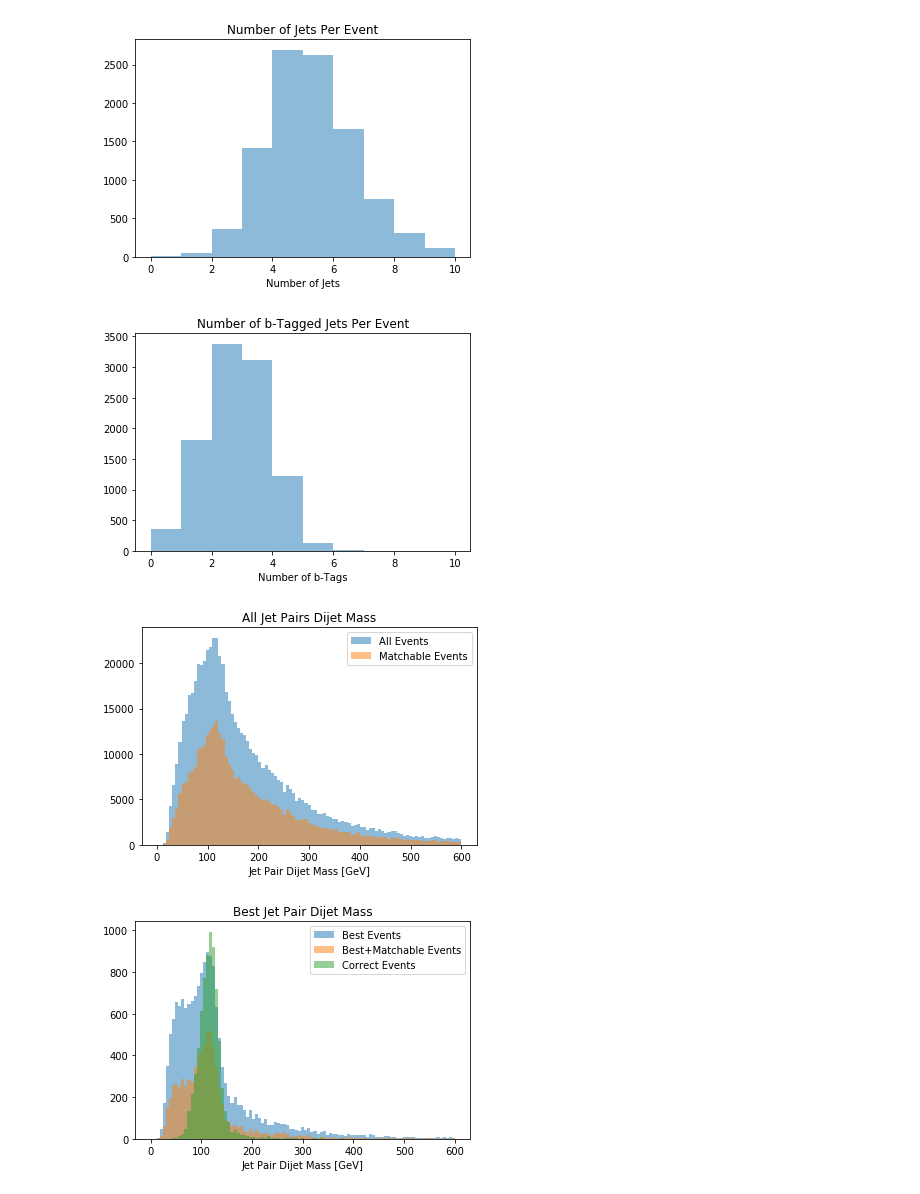
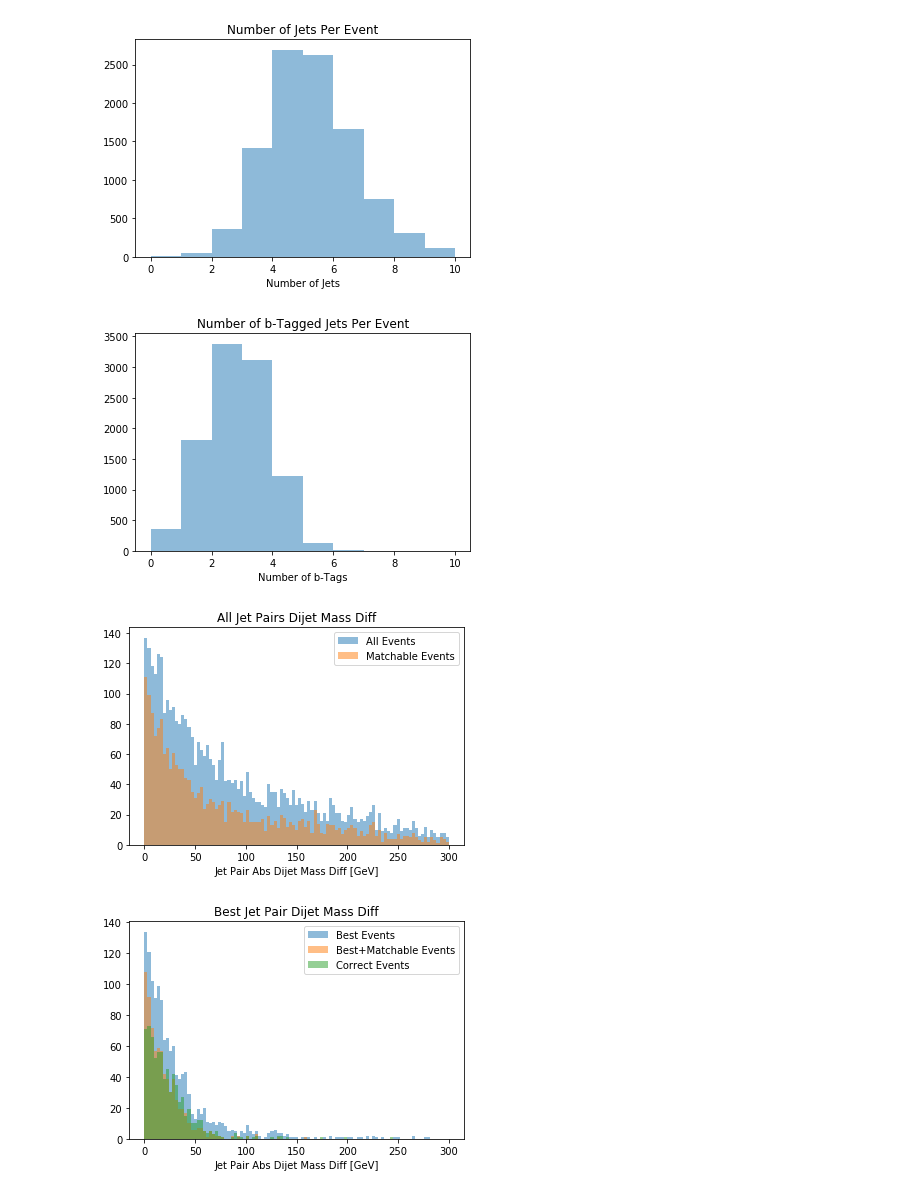
Before and after one commit to btannenw/CMS_machineLearning, a Jupyter notebook: diHiggsMLProject/testSamples_10k/higgsReconstructionAlgorithms.ipynb, the cells around one changed output. Cells and saved outputs as stored; diff of their text form; code cells hidden in the pictures.

```diff
--- a/diHiggsMLProject/testSamples_10k/higgsReconstructionAlgorithms.ipynb
+++ b/diHiggsMLProject/testSamples_10k/higgsReconstructionAlgorithms.ipynb
@@ -130,17 +130,37 @@ def returnListOfTruthBQuarkIndicesByStatus(_status):
 
     return _bQuarkIndices
 
-def returnNumberAndListOfJetIndicesPassingCuts(_jetPt, _jetEta, _jetBTag, _cut_jetPt, _cut_jetEta):
+def returnNumberAndListOfJetIndicesPassingCuts(_jetPt, _jetEta, _jetBTag, _cut_jetPt, _cut_jetEta, _requireTags=False, _ptOrdered=False):
     _jetIndices = []
     _nJets = 0
     _nBTags = 0
 
     for iJet in range(0, len(_jetPt)):
         if _jetPt[iJet] > _cut_jetPt and abs(_jetEta[iJet]) < _cut_jetEta:
-            _jetIndices.append(iJet)
             _nJets += 1
+            if not _requireTags:
+                _jetIndices.append(iJet)
+
             if _jetBTag[iJet] == 1:
                 _nBTags += 1
+                if _requireTags and len(_jetIndices)<4:
+                    if _ptOrdered:
+                        _added = False
+                        for index in range(0, len(_jetIndices)):
+                            if _jetPt[iJet] > _jetPt[index] and _added==False:
+                                _jetIndices.insert(index, iJet)
+                                _added = True
+
+                        if _added == False:
+                            _jetIndices.append(iJet)
+                    else:
+                        _jetIndices.append(iJet)
+
+        #if len(_jetIndices)==4:
+        #    break
+
+    #print (_jetIndices)
+    print (_nJets, _nBTags, len(_jetIndices), [_jetPt[g] for g in _jetIndices])
 
     return _nJets, _nBTags, _jetIndices
 
@@ -315,12 +335,14 @@ def returnJetTagLabels(_nJets, _nBTags):
         _categoryLabels.append('4jIncl')
     elif _nJets == 5:
         _categoryLabels.append('5jIncl')
-    elif _nJets >= 6:
+    elif _nJets == 6:
         _categoryLabels.append('6jIncl')
+    elif _nJets >= 7:
+        _categoryLabels.append('7jIncl')
 
     # split into tag bins, 4b means >= 4 tags
-    _jetLabel = str(_nJets) if _nJets <= 6 else str(6)
-    _tagLabel = str(_nBTags) if _nBTags <= 4 else str(4)
+    _jetLabel = str(_nJets) if _nJets <= 7 else str(7)
+    _tagLabel = str(_nBTags) if _nBTags <= 7 else str(7)
     _categoryLabels.append( _jetLabel+'j'+_tagLabel+'b' )
 
     return _categoryLabels
@@ -449,8 +471,9 @@ variableCategoryDict = {'All':[], 'Matchable':[], 'Best':[], 'Best+Matchable':[]
 cutflowDict = { 'All':0, 'Matchable':0, 'Fully Matched':0, '>= 1 Pair Matched':0}
 jetTagCategories = ['Incl',
                     '4jIncl', '4j0b', '4j1b', '4j2b', '4j3b', '4j4b',
-                    '5jIncl', '5j0b', '5j1b', '5j2b', '5j3b', '5j4b',
-                    '6jIncl', '6j0b', '6j1b', '6j2b', '6j3b', '6j4b']
+                    '5jIncl', '5j0b', '5j1b', '5j2b', '5j3b', '5j4b', '5j5b',
+                    '6jIncl', '6j0b', '6j1b', '6j2b', '6j3b', '6j4b', '6j5b', '6j6b',
+                    '7jIncl', '7j0b', '7j1b', '7j2b', '7j3b', '7j4b', '7j5b', '7j6b', '7j7b']
 
 
 plottingData = {algorithm:copy.deepcopy(variableCategoryDict) for algorithm in pairingAlgorithms}
@@ -475,11 +498,12 @@ for iEvt in range(0,delphes_hh.fEntries):
         continue
 
     # *** 2. Get jet reco information
-    nJets, nBTags, jetIndices = returnNumberAndListOfJetIndicesPassingCuts(l_jetPt[iEvt], l_jetEta[iEvt], l_jetBTag[iEvt], minJetPt, maxJetAbsEta)
+    nJets, nBTags, jetIndices = returnNumberAndListOfJetIndicesPassingCuts(l_jetPt[iEvt], l_jetEta[iEvt], l_jetBTag[iEvt], minJetPt, maxJetAbsEta, _requireTags=True, _ptOrdered=True)
     nJetsPerEvent.append(nJets)
     nBTagsPerEvent.append(nBTags)
 
-    if nJets < 4: continue
+    #if nJets < 4: continue
+    if len(jetIndices) < 4: continue
     countEvents( eventCounterDict, 'All', nJets, nBTags )
 
     # *** 3. Do some quark-to-jet truth matching
@@ -553,30 +577,30 @@ Efficiency For >= 1 Pair Matched:  87.89 %
 # %%
-pairingAlgorithm = 'dijetMasses'
+pairingAlgorithm = 'equalDijetMass'
 plotOpts = [] # title, xtitle, xMin, xMax, nBins
 if pairingAlgorithm == 'minHarmonicMeanDeltaR':
     plotOpts = ['Delta R', 'Delta R', 0, 5.0, 100]
 elif pairingAlgorithm == 'closestDijetMassesToHiggs':
     plotOpts = ['Higgs Mass Diff', 'Higgs Mass Diff', 0, 50.0, 50]
 elif pairingAlgorithm == 'equalDijetMass':
     plotOpts = ['Dijet Mass Diff', 'Abs Dijet Mass Diff [GeV]', -0.0, 300.0, 100]
 elif pairingAlgorithm == 'equalDeltaR':
     plotOpts = ['Delta R', 'Delta R(h1, h2)', 0, 5.0, 100]
 elif pairingAlgorithm == 'dijetMasses':
     plotOpts = ['Dijet Mass', 'Dijet Mass [GeV]', 0, 600.0, 100]
 
 plotOneHistogram(nJetsPerEvent, 0, 'Number of Jets Per Event', 'Number of Jets', 0, 10, 11 )
 plotOneHistogram(nBTagsPerEvent, 1, 'Number of b-Tagged Jets Per Event', 'Number of b-Tags', 0, 10, 11 )
 
 compareManyHistograms( plottingData[pairingAlgorithm], ['All', 'Matchable'], 2, 'All Jet Pairs ' + plotOpts[0], 'Jet Pair ' + plotOpts[1], int(plotOpts[2]), int(plotOpts[3]), int(plotOpts[4]) )
 compareManyHistograms( plottingData[pairingAlgorithm], ['Best', 'Best+Matchable', 'Correct'], 3, 'Best Jet Pair ' + plotOpts[0], 'Jet Pair ' + plotOpts[1], int(plotOpts[2]), int(plotOpts[3]), int(plotOpts[4]) )
 compareManyHistograms( plottingData[pairingAlgorithm], ['All', 'Matchable', 'Correct', 'Best', 'Best+Matchable'], 5, 'Best Jet Pair ' + plotOpts[0], 'Jet Pair ' + plotOpts[1], int(plotOpts[2]), int(plotOpts[3]), int(plotOpts[4]), _normed=True)
 
 # Look at higgs masss plots
 #compareManyHistograms( plottingData['dijetMasses'], ['All', 'Matchable', 'Best', 'Best+Matchable'], 6, 'All Jet Pairs Di-Jet Mass', 'Jet Pair DiJet Mass [GeV]', 0, 500, 100 )
 #compareManyHistograms( plottingData['dijetMasses'], ['All', 'Matchable'], 6, 'All Jet Pairs Di-Jet Mass', 'Jet Pair DiJet Mass [GeV]', 0, 500, 100 )
 #compareManyHistograms( plottingData['dijetMasses'], ['Best', 'Best+Matchable','Correct'], 7, 'Best Jet Pair Di-Jet Mass', 'Jet Pair DiJet Mass [GeV]', 0, 500, 100 )
 # %% [output]
 [figure]
 [figure]
-[figure, old version]
+[figure, new version]
-[figure, old version]
+[figure, new version]
```
Also changed, not shown: parts of 8 cells of this notebook, 2 other files.
